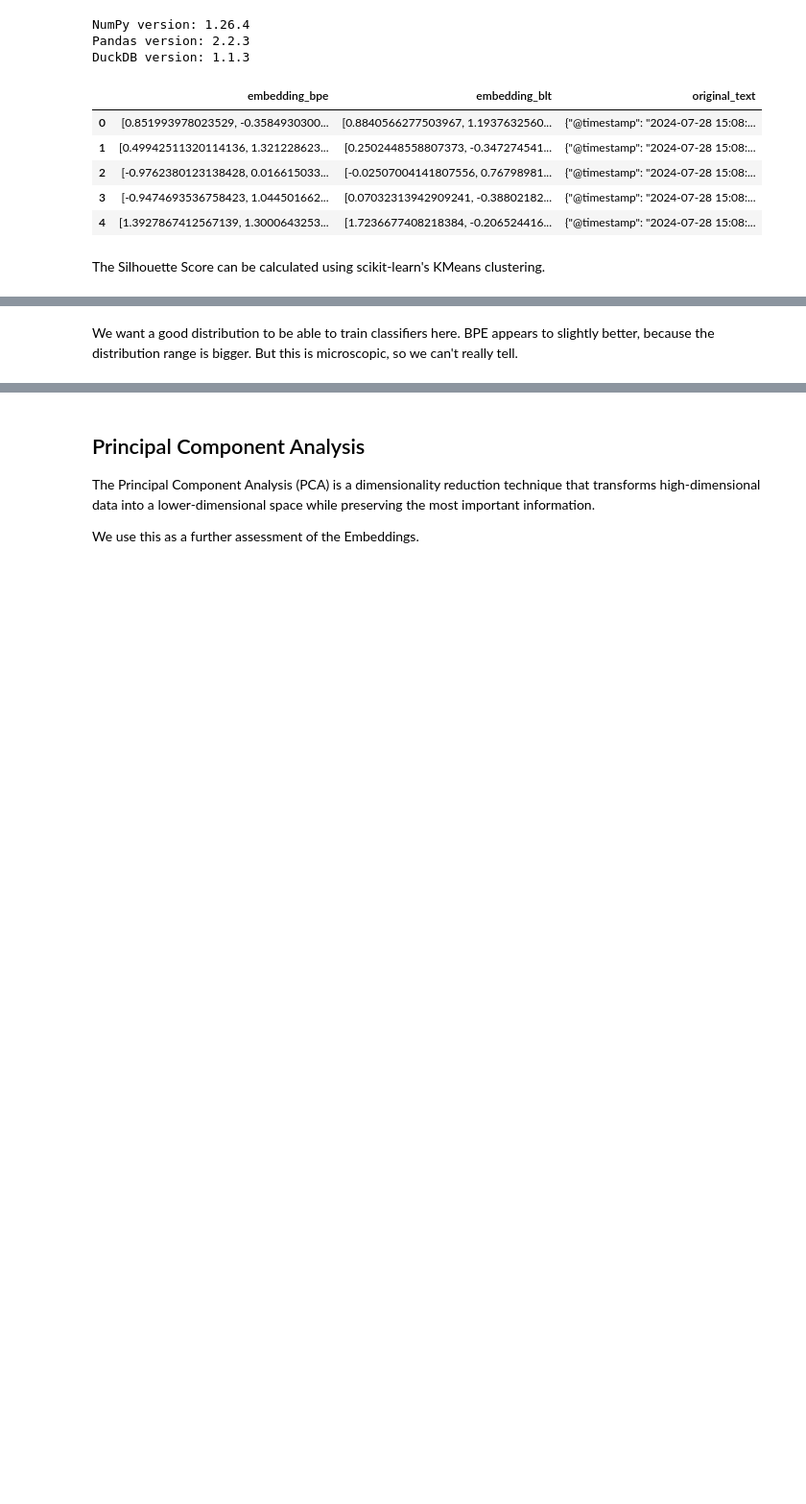
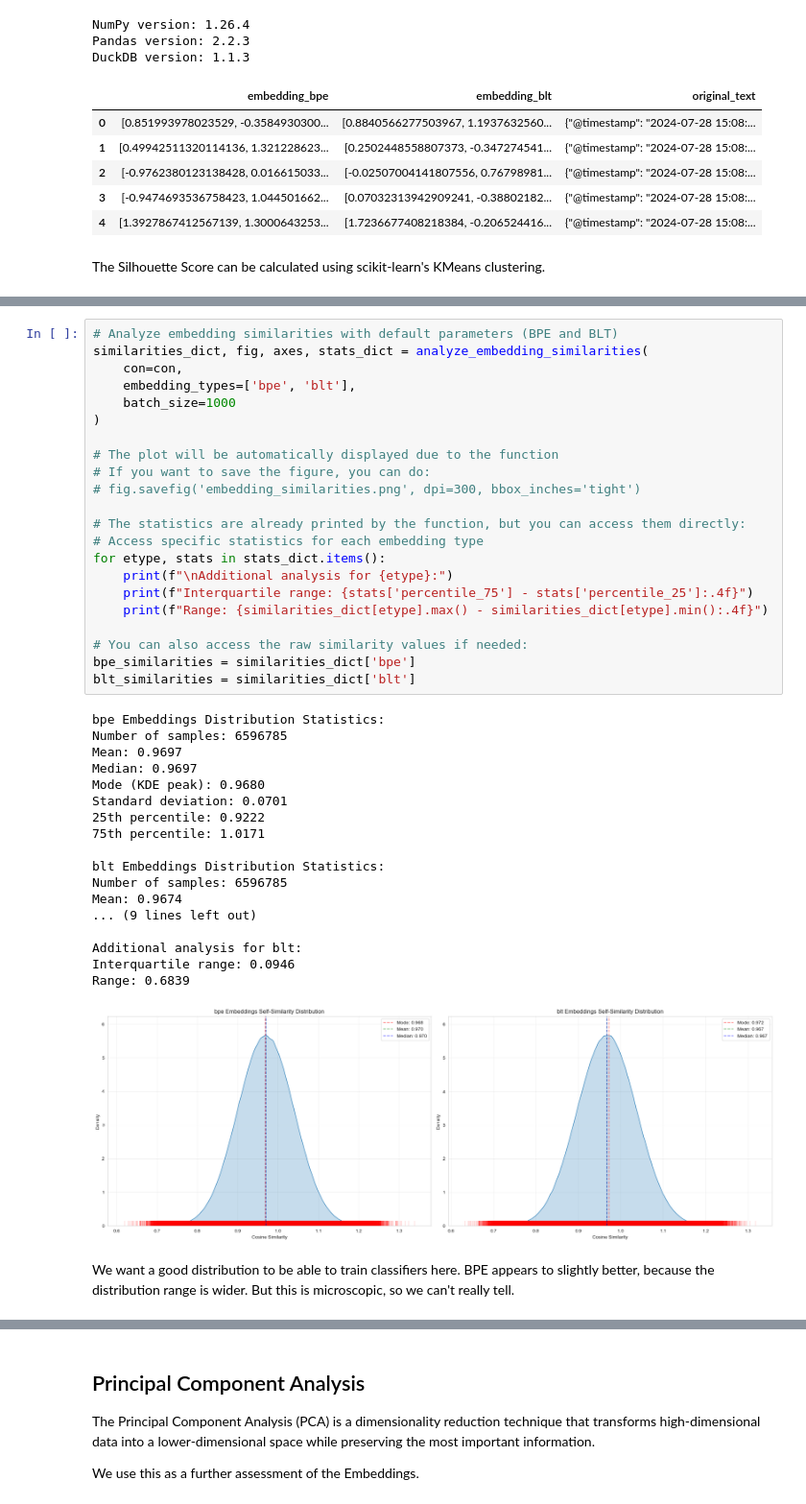
Before and after one commit to norandom/infosec_ml_rnd, a Jupyter notebook: bpe_vs_blt_log_vec/blt_or_bpe_log_vec.ipynb, the cells around one changed output, grey strips where cells are left out. Shown at 96% size. Cells and saved outputs as stored; diff of their text form; blank space fills up the shorter version.

Commit message:
document improved, functions added
Signed-off-by: Marius Ciepluch <11855163+norandom@users.noreply.github.com>

```diff
--- a/bpe_vs_blt_log_vec/blt_or_bpe_log_vec.ipynb
+++ b/bpe_vs_blt_log_vec/blt_or_bpe_log_vec.ipynb
@@ -692,5 +790,46 @@ Standard deviation: 0.0699
+# %%
+# Analyze embedding similarities with default parameters (BPE and BLT)
+similarities_dict, fig, axes, stats_dict = analyze_embedding_similarities(
+    con=con,
+    embedding_types=['bpe', 'blt'],
+    batch_size=1000
+)
+
+# The plot will be automatically displayed due to the function
+# If you want to save the figure, you can do:
+# fig.savefig('embedding_similarities.png', dpi=300, bbox_inches='tight')
+
+# The statistics are already printed by the function, but you can access them directly:
+# Access specific statistics for each embedding type
+for etype, stats in stats_dict.items():
+    print(f"\nAdditional analysis for {etype}:")
+    print(f"Interquartile range: {stats['percentile_75'] - stats['percentile_25']:.4f}")
+    print(f"Range: {similarities_dict[etype].max() - similarities_dict[etype].min():.4f}")
+
+# You can also access the raw similarity values if needed:
+bpe_similarities = similarities_dict['bpe']
+blt_similarities = similarities_dict['blt']
+# %% [output]
+bpe Embeddings Distribution Statistics:
+Number of samples: 6596785
+Mean: 0.9697
+Median: 0.9697
+Mode (KDE peak): 0.9680
+Standard deviation: 0.0701
+25th percentile: 0.9222
+75th percentile: 1.0171
+
+blt Embeddings Distribution Statistics:
+Number of samples: 6596785
+Mean: 0.9674
+... (9 lines left out)
+
+Additional analysis for blt:
+Interquartile range: 0.0946
+Range: 0.6839
+[figure, added]
 # %% [markdown]
-We want a good distribution to be able to train classifiers here. BPE appears to slightly better, because the distribution range is bigger. But this is microscopic, so we can't really tell.
+We want a good distribution to be able to train classifiers here. BPE appears to slightly better, because the distribution range is wider. But this is microscopic, so we can't really tell.
 # %% [markdown]
 ## Clustering test
 
```
Also changed, not shown: parts of 36 cells of this notebook.
